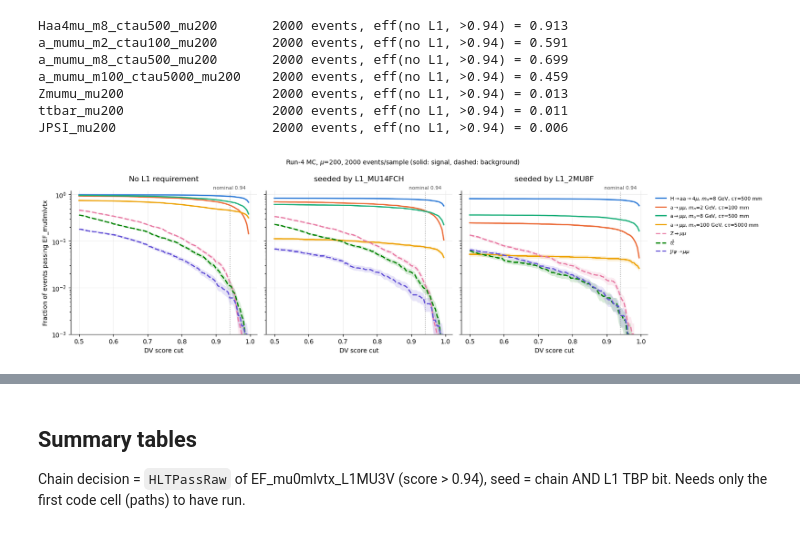
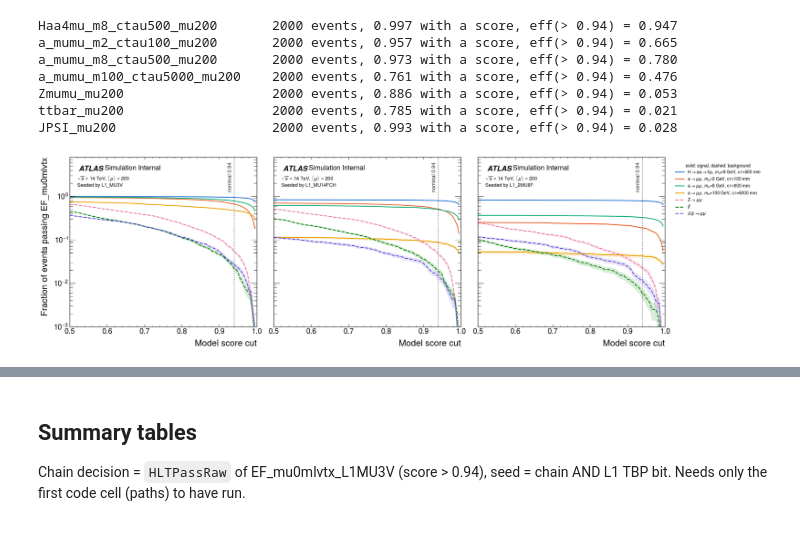
Before and after one commit to davidedicroce/MuonMLDisplacedVtx, a Jupyter notebook: dv_score_eff.ipynb, the cells around one changed output, grey strips where cells are left out. Saved outputs shown, nothing was run; the diff lists cells and outputs as text; code cells hidden in the pictures.

```diff
--- a/dv_score_eff.ipynb
+++ b/dv_score_eff.ipynb
@@ -39,12 +68,9 @@ CUTS = np.linspace(0.5, 0.995, 100)
 L1_ITEMS = None
 
 def load(sample):
-    """per-event trigger score (-1 = none) and L1 bits {item: bool array}, matched by event number"""
+    """per-event DV score (-1 = none, e.g. no L1_MU3V) and L1 bits {item: bool array}, from the seed tables"""
     global L1_ITEMS
-    with open(f"{SCORES_DIR}/{sample}/scores.csv") as fh:
-        score = {int(r["event"]): float(r["trg_score"]) if r["trg_score"] not in ("", "nan") else -1.0
-                 for r in csv.DictReader(fh)}
-    events, bits = [], []
+    sc, bits = [], []
     for path in sorted(glob.glob(f"{L1_DIR}/{sample}/hlt/job_*/seed_table.txt")):
         with open(path) as fh:
             for line in fh:
@@ -52,54 +78,55 @@ def load(sample):
                     L1_ITEMS = line[1:].split()[4:]
                     continue
                 f = line.split()
-                events.append(int(f[0]))
+                sc.append(float(f[3]))
                 bits.append([int(b) for b in f[4:]])
     bits = np.array(bits, dtype=bool)
-    s = np.array([score.get(e, -1.0) for e in events])
-    missing = sum(e not in score for e in events)
-    if missing:
-        print(f"{sample}: {missing} events without a trigger score (counted as fail)")
-    return s, {it: bits[:, k] for k, it in enumerate(L1_ITEMS)}
+    return np.array(sc), {it: bits[:, k] for k, it in enumerate(L1_ITEMS)}
 
 data = {s: load(s) for s in SAMPLES}
 for s, (sc, l1) in data.items():
-    print(f"{s:28s} {len(sc):5d} events, eff(no L1, >{NOMINAL_CUT}) = {np.mean(sc > NOMINAL_CUT):.3f}")
+    print(f"{s:28s} {len(sc):5d} events, {np.mean(sc >= 0):.3f} with a score, eff(> {NOMINAL_CUT}) = {np.mean(sc > NOMINAL_CUT):.3f}")
 # %% [output]
-Haa4mu_m8_ctau500_mu200       2000 events, eff(no L1, >0.94) = 0.913
-a_mumu_m2_ctau100_mu200       2000 events, eff(no L1, >0.94) = 0.591
-a_mumu_m8_ctau500_mu200       2000 events, eff(no L1, >0.94) = 0.699
-a_mumu_m100_ctau5000_mu200    2000 events, eff(no L1, >0.94) = 0.459
-Zmumu_mu200                   2000 events, eff(no L1, >0.94) = 0.013
-ttbar_mu200                   2000 events, eff(no L1, >0.94) = 0.011
-JPSI_mu200                    2000 events, eff(no L1, >0.94) = 0.006
+Haa4mu_m8_ctau500_mu200       2000 events, 0.997 with a score, eff(> 0.94) = 0.947
+a_mumu_m2_ctau100_mu200       2000 events, 0.957 with a score, eff(> 0.94) = 0.665
+a_mumu_m8_ctau500_mu200       2000 events, 0.973 with a score, eff(> 0.94) = 0.780
+a_mumu_m100_ctau5000_mu200    2000 events, 0.761 with a score, eff(> 0.94) = 0.476
+Zmumu_mu200                   2000 events, 0.886 with a score, eff(> 0.94) = 0.053
+ttbar_mu200                   2000 events, 0.785 with a score, eff(> 0.94) = 0.021
+JPSI_mu200                    2000 events, 0.993 with a score, eff(> 0.94) = 0.028
 # %%
 def efficiency(sample, seed, cuts):
     sc, l1 = data[sample]
     sel = sc if seed is None else np.where(l1[seed], sc, -1.0)
     n = len(sc)
     eff = np.array([np.count_nonzero(sel > c) / n for c in cuts])
     return eff, np.sqrt(eff * (1 - eff) / n)
 
-fig, axes = plt.subplots(1, len(SEEDS), figsize=(4.6 * len(SEEDS) + 2.6, 4.6), sharey=True)
-for ax, seed in zip(axes, SEEDS):
+def plot_efficiency(ax, seed, fontsize=11):
     for (sample, (label, is_sig)), color in zip(SAMPLES.items(), COLORS):
         eff, err = efficiency(sample, seed, CUTS)
         ok = eff > 0  # log scale: drop empty points
         ax.plot(CUTS[ok], eff[ok], color=color, lw=2, ls="-" if is_sig else "--", label=label)
         ax.fill_between(CUTS[ok], (eff - err)[ok], (eff + err)[ok], color=color, alpha=0.15, lw=0)
-    ax.axvline(NOMINAL_CUT, color="#888888", lw=1, ls=":")
-    ax.text(NOMINAL_CUT, 1.25, f"nominal {NOMINAL_CUT}", color="#555555", fontsize=8, ha="center", va="bottom")
-    ax.set_title("No L1 requirement" if seed is None else f"seeded by {seed}", pad=16)
-    ax.set_xlabel("DV score cut")
+    ax.axvline(NOMINAL_CUT, color="#555555", lw=1.5, ls=":")
+    # x in data, y in axes coordinates; a few points left of the line, whatever the y range
+    ax.annotate(f"nominal {NOMINAL_CUT}", xy=(NOMINAL_CUT, 0.97), xycoords=ax.get_xaxis_transform(),
+                xytext=(-4, 0), textcoords="offset points", color="#333333", fontsize=fontsize + 1,
+                ha="right", va="top", rotation=90)
+    ax.set_xlabel("Model score cut")
     ax.set_yscale("log")
-    ax.set_ylim(1e-3, 1.2)
-    ax.grid(True, which="major", color="#e5e5e5", lw=0.6)
-    for side in ("top", "right"):
-        ax.spines[side].set_visible(False)
-axes[0].set_ylabel("Fraction of events passing EF_mu0mlvtx")
-axes[-1].legend(fontsize=8, frameon=False, loc="upper left", bbox_to_anchor=(1.02, 1))
-fig.suptitle(r"Run-4 MC, $\mu$=200, 2000 events/sample (solid: signal, dashed: background)", fontsize=10)
-fig.tight_layout()
-plt.show()
+    ax.set_ylim(1e-3, 8)  # headroom for the ATLAS label
+    seed_label = "No L1 requirement" if seed is None else f"Seeded by {seed}"
+    atlas_header(ax, f"{MC_LABEL}\n{seed_label}", fontsize=fontsize)
+
+with plot_context():
+    fig, axes = plt.subplots(1, len(SEEDS), figsize=(6.5 * len(SEEDS) + 4, 6.5), sharey=True)
+    for ax, seed in zip(axes, SEEDS):
+        plot_efficiency(ax, seed)
+    axes[0].set_ylabel("Fraction of events passing EF_mu0mlvtx")
+    axes[-1].legend(fontsize=10, frameon=False, loc="upper left", bbox_to_anchor=(1.02, 1),
+                    title="solid: signal, dashed: background", title_fontsize=10)
+    fig.tight_layout()
+    plt.show()
 # %% [output]
-[figure, old version]
+[figure, new version]
```
Also changed, not shown: parts of 15 cells of this notebook, 11 other files.
